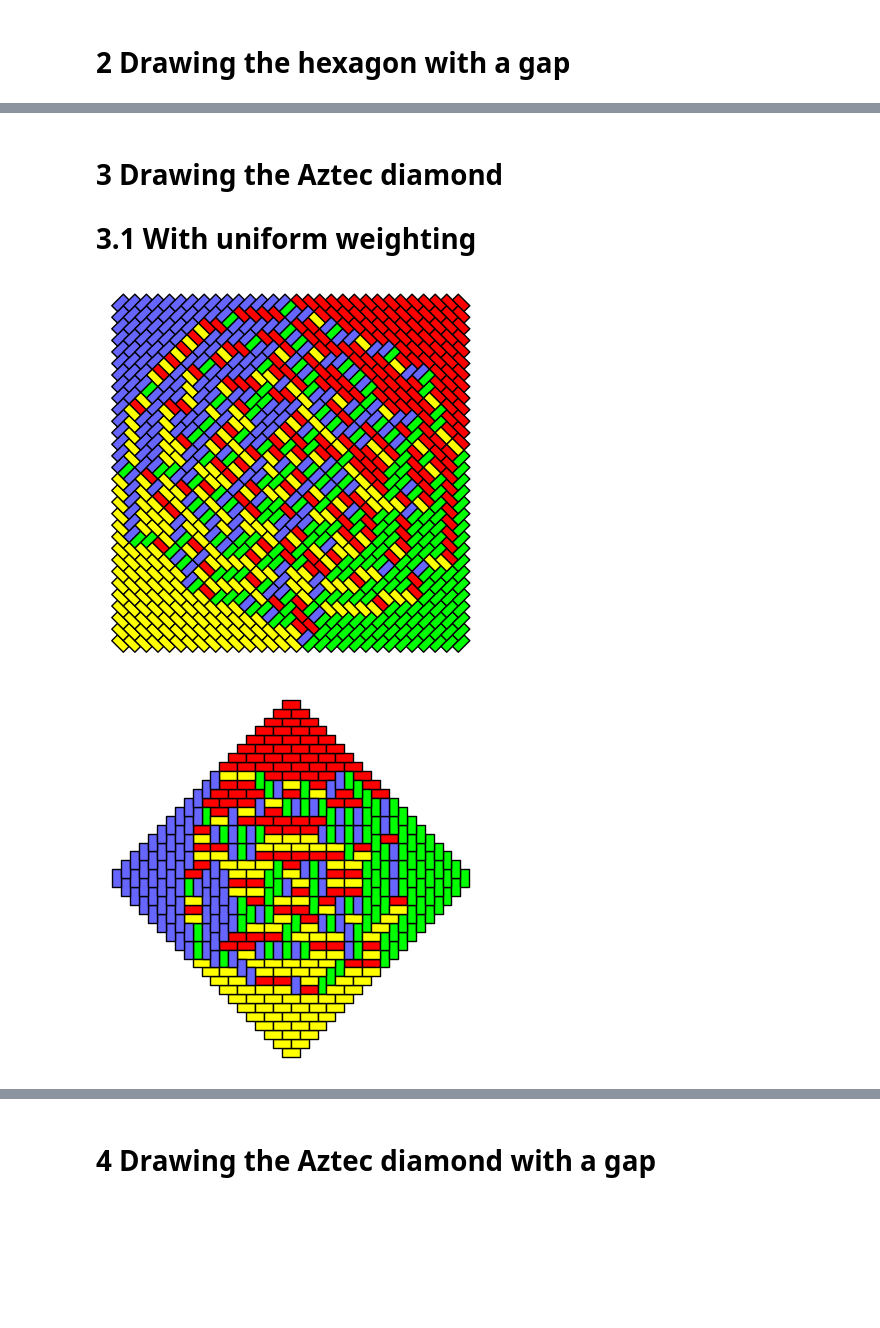
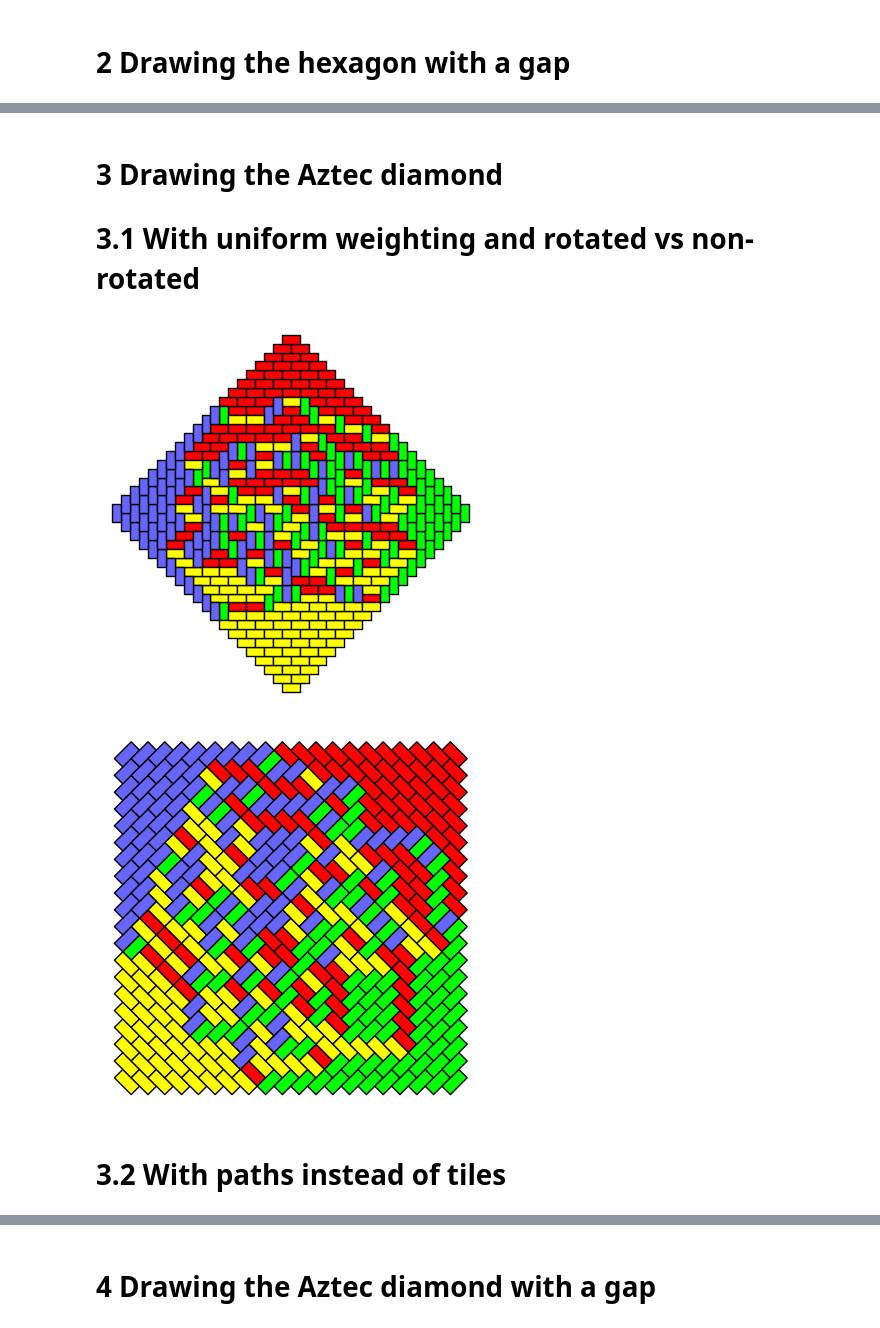
Before and after one commit to MaxvanHorssen/random-tilings, a Jupyter notebook: Examples - How to use.ipynb, the cells around one changed output, grey strips where cells are left out. Drawn from its saved outputs; the diff is of its cells as text; code cells hidden in the pictures; blank space fills up the shorter version.

```diff
--- a/Examples - How to use.ipynb
+++ b/Examples - How to use.ipynb
@@ -64,22 +85,18 @@ fig
 # %% [markdown]
 # 3 Drawing the Aztec diamond
-# 3.1 With uniform weighting
+# 3.1 With uniform weighting and rotated vs non-rotated
 # %%
-n = 30                                # Side length
+n = 20                                # Side length
 w = np.array([[1]]).T                 # Weighting matrix
 
-# Creating the random tiling for the Aztec diamond, without rotating the image
-fig = draw_aztec(n,w,edge=1,rotated=False,dpi=100,show_figure=False)
-fig
+# Creating the figure with rotating
+fig = draw_aztec(n,w,edge=1,dpi=100)
+
+# Creating the figure without rotating
+fig = draw_aztec(n,w,edge=1,rotated=False,dpi=100)
 # %% [output]
-[figure, old version]
+[figure, new version]
+[figure, added]
-# %%
-n = 20                                # Side length
-w = np.array([[1]]).T                 # Weighting matrix
-
-# Creating the random tiling for the Aztec diamond, while rotating the image
-fig = draw_aztec(n,w,edge=1,rotated=True,dpi=100,show_figure=False)
-fig
-# %% [output]
-[figure, removed]
+# %% [markdown]
+# 3.2 With paths instead of tiles
 # %%
```
Also changed, not shown: parts of 17 cells of this notebook.
